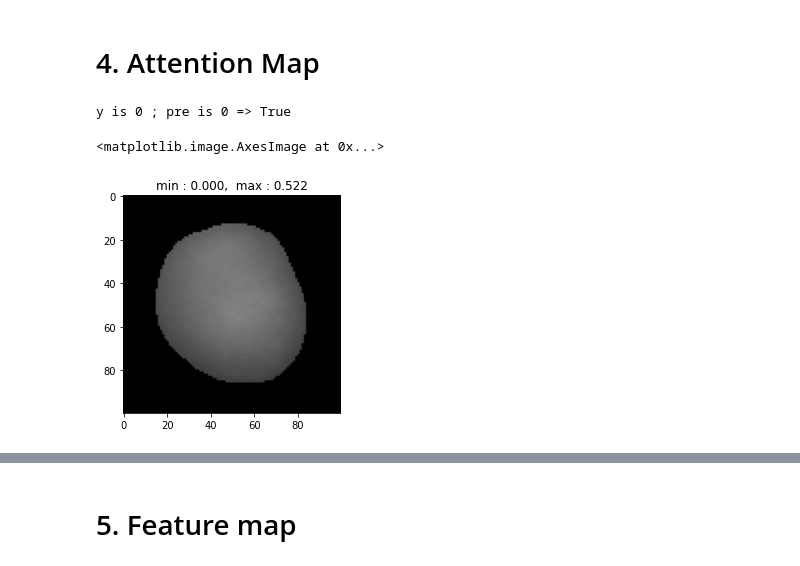
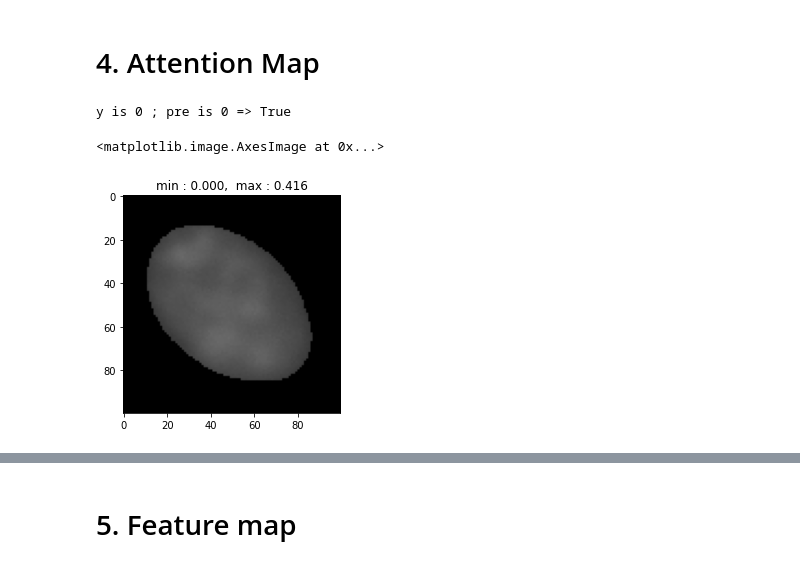
Before and after one commit to DDDog-WANG/NDAcquisition, a Jupyter notebook: Explaination/BasedViT.ipynb, the cells around one changed output, grey strips where cells are left out. Saved outputs shown, nothing was run; the diff lists cells and outputs as text; code cells hidden in the pictures.

```diff
--- a/Explaination/BasedViT.ipynb
+++ b/Explaination/BasedViT.ipynb
@@ -84,7 +84,7 @@ class cell_dataset(torch.utils.data.Dataset):
 train_data = cell_dataset(X_train, y_train)
 val_data = cell_dataset(X_test, y_test)
 # %%
-batch_size = 64
+batch_size = 32
 
 # val_size = int(len(trainval_data)*0.2)
 # train_size = len(trainval_data) - val_size
@@ -129,21 +129,21 @@ test_class_1 num :  210
 # %% [markdown]
 # 3. Vision Transformer
 # %%
-# model = ViT(
-#     image_size = 100,
-#     patch_size = 10,
-#     num_classes = 2,
-#     dim = 1024,
-#     depth = 2,
-#     heads = 16,
-#     mlp_dim = 2048,
-#     dropout = 0.1,
-#     emb_dropout = 0.1
-# ).to(device)
-# if torch.cuda.device_count() > 1:
-#     model = nn.DataParallel(model)
+model = ViT(
+    image_size = 100,
+    patch_size = 4,
+    num_classes = 2,
+    dim = 1024,
+    depth = 2,
+    heads = 16,
+    mlp_dim = 2048,
+    dropout = 0.5,
+    emb_dropout = 0.5
+).to(device)
+if torch.cuda.device_count() > 1:
+    model = nn.DataParallel(model)
 # %%
-model = torch.load("SelfViT_221011.pkl")
+# model = torch.load("SelfViT_221011.pkl")
 # %%
 # #Freeze model weights
 # for param in model.parameters():
@@ -183,7 +183,7 @@ lossvalid=[]
 Accuracytrain=[]
 Accuracyvalid=[]
 # %%
-n_epochs = 10
+n_epochs = 100
 arr_max = 0.70
 for epoch in range(n_epochs):
     losses_train = []
@@ -269,15 +278,15 @@ from pytorch_grad_cam.utils.image import show_cam_on_image
 # %%
-n = 199
+n = 1
 img = train_data[n][0].permute(1,2,0).numpy()
 label = train_data[n][1]
 input_tensor = train_data[n][0].unsqueeze(0).to(device)
 output = model(input_tensor)
 y = output.argmax(1).cpu().item()
 print("y is",y , "; pre is", label.item(), "=>",y==label.item())
 
 plt.title("min : {:.3f},  max : {:.3f}".format(np.amin(img),np.amax(img)))
 plt.imshow(img)
 # %% [output]
 y is 0 ; pre is 0 => True
 <matplotlib.image.AxesImage at 0x...>
-[figure, old version]
+[figure, new version]
```
Also changed, not shown: parts of 9 cells of this notebook, 3 other files.
